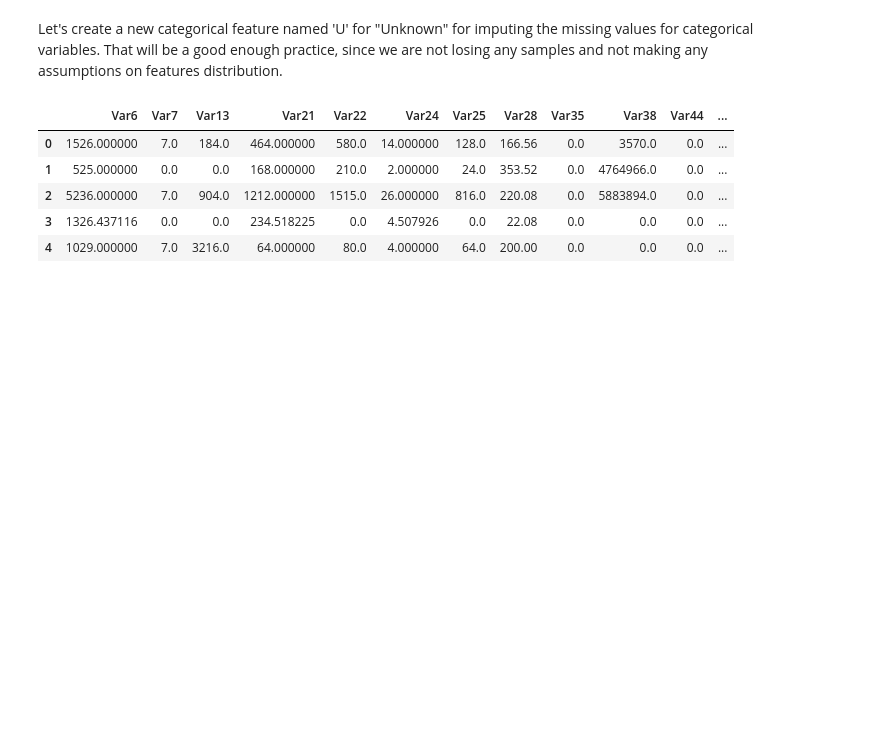
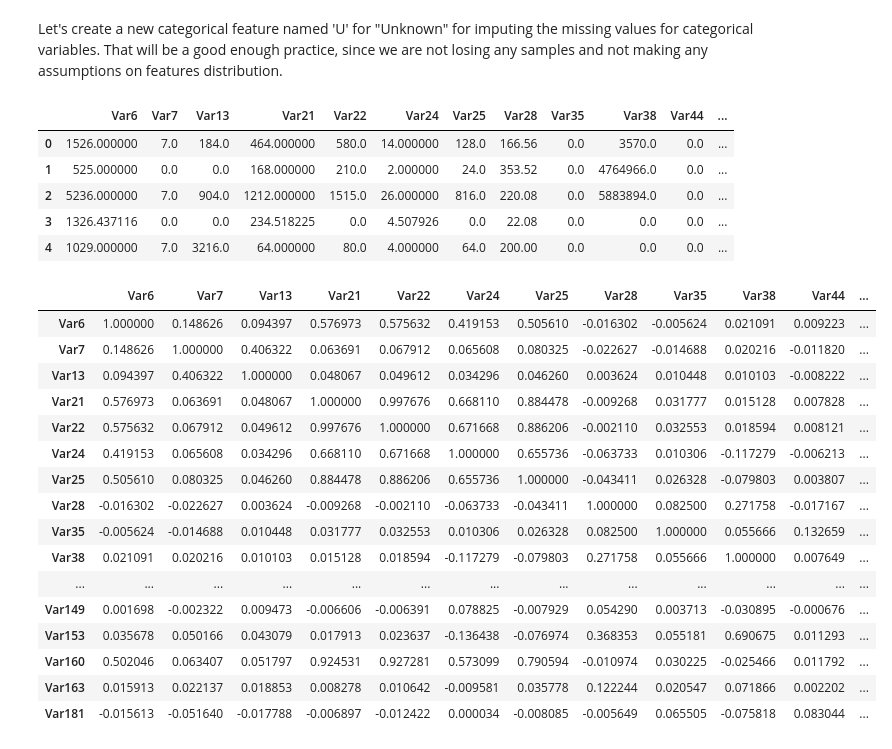
Before and after one commit to savagecm/CS-Notes, a Jupyter notebook: Untitled0.ipynb, the cells around one changed output. Cells and saved outputs as stored; diff of their text form; code cells hidden in the pictures; blank space fills up the shorter version.

```diff
--- a/Untitled0.ipynb
+++ b/Untitled0.ipynb
@@ -241,6 +241,26 @@ train.head()
 | 2 | 5236.000000 | 7.0 | 904.0 | 1212.000000 | 1515.0 | 26.000000 | 816.0 | 220.08 | 0.0 | 5883894.0 | 0.0 | ... |
 | 3 | 1326.437116 | 0.0 | 0.0 | 234.518225 | 0.0 | 4.507926 | 0.0 | 22.08 | 0.0 | 0.0 | 0.0 | ... |
 | 4 | 1029.000000 | 7.0 | 3216.0 | 64.000000 | 80.0 | 4.000000 | 64.0 | 200.00 | 0.0 | 0.0 | 0.0 | ... |
+# %%
+train.corr()
+# %% [output]
+|  | Var6 | Var7 | Var13 | Var21 | Var22 | Var24 | Var25 | Var28 | Var35 | Var38 | Var44 | ... |
+| Var6 | 1.000000 | 0.148626 | 0.094397 | 0.576973 | 0.575632 | 0.419153 | 0.505610 | -0.016302 | -0.005624 | 0.021091 | 0.009223 | ... |
+| Var7 | 0.148626 | 1.000000 | 0.406322 | 0.063691 | 0.067912 | 0.065608 | 0.080325 | -0.022627 | -0.014688 | 0.020216 | -0.011820 | ... |
+| Var13 | 0.094397 | 0.406322 | 1.000000 | 0.048067 | 0.049612 | 0.034296 | 0.046260 | 0.003624 | 0.010448 | 0.010103 | -0.008222 | ... |
+| Var21 | 0.576973 | 0.063691 | 0.048067 | 1.000000 | 0.997676 | 0.668110 | 0.884478 | -0.009268 | 0.031777 | 0.015128 | 0.007828 | ... |
+| Var22 | 0.575632 | 0.067912 | 0.049612 | 0.997676 | 1.000000 | 0.671668 | 0.886206 | -0.002110 | 0.032553 | 0.018594 | 0.008121 | ... |
+| Var24 | 0.419153 | 0.065608 | 0.034296 | 0.668110 | 0.671668 | 1.000000 | 0.655736 | -0.063733 | 0.010306 | -0.117279 | -0.006213 | ... |
+| Var25 | 0.505610 | 0.080325 | 0.046260 | 0.884478 | 0.886206 | 0.655736 | 1.000000 | -0.043411 | 0.026328 | -0.079803 | 0.003807 | ... |
+| Var28 | -0.016302 | -0.022627 | 0.003624 | -0.009268 | -0.002110 | -0.063733 | -0.043411 | 1.000000 | 0.082500 | 0.271758 | -0.017167 | ... |
+| Var35 | -0.005624 | -0.014688 | 0.010448 | 0.031777 | 0.032553 | 0.010306 | 0.026328 | 0.082500 | 1.000000 | 0.055666 | 0.132659 | ... |
+| Var38 | 0.021091 | 0.020216 | 0.010103 | 0.015128 | 0.018594 | -0.117279 | -0.079803 | 0.271758 | 0.055666 | 1.000000 | 0.007649 | ... |
+| ... | ... | ... | ... | ... | ... | ... | ... | ... | ... | ... | ... | ... |
+| Var149 | 0.001698 | -0.002322 | 0.009473 | -0.006606 | -0.006391 | 0.078825 | -0.007929 | 0.054290 | 0.003713 | -0.030895 | -0.000676 | ... |
+| Var153 | 0.035678 | 0.050166 | 0.043079 | 0.017913 | 0.023637 | -0.136438 | -0.076974 | 0.368353 | 0.055181 | 0.690675 | 0.011293 | ... |
+| Var160 | 0.502046 | 0.063407 | 0.051797 | 0.924531 | 0.927281 | 0.573099 | 0.790594 | -0.010974 | 0.030225 | -0.025466 | 0.011792 | ... |
+| Var163 | 0.015913 | 0.022137 | 0.018853 | 0.008278 | 0.010642 | -0.009581 | 0.035778 | 0.122244 | 0.020547 | 0.071866 | 0.002202 | ... |
+| Var181 | -0.015613 | -0.051640 | -0.017788 | -0.006897 | -0.012422 | 0.000034 | -0.008085 | -0.005649 | 0.065505 | -0.075818 | 0.083044 | ... |
 # %%
 train=train.dropna(axis=0, how='all',thresh=50,subset=None, inplace=False)
 train=train.dropna(axis=1, how='all',thresh=50,subset=None, inplace=False)
```
